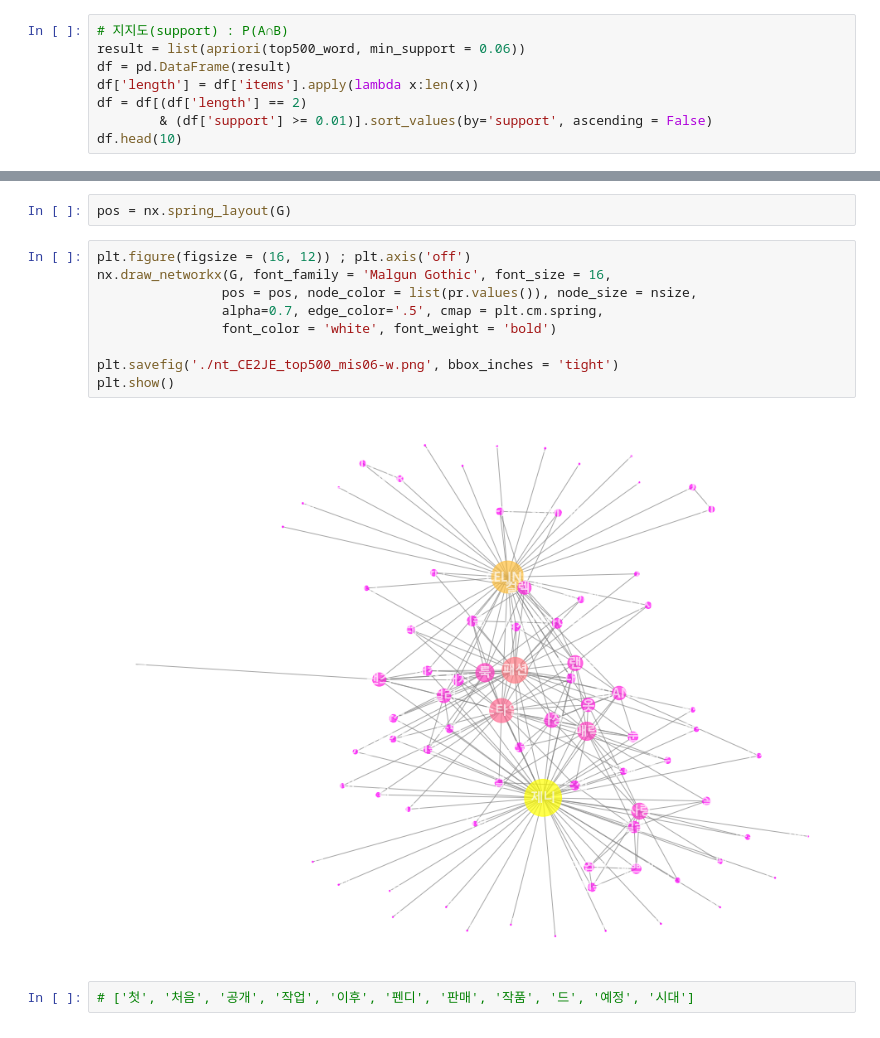
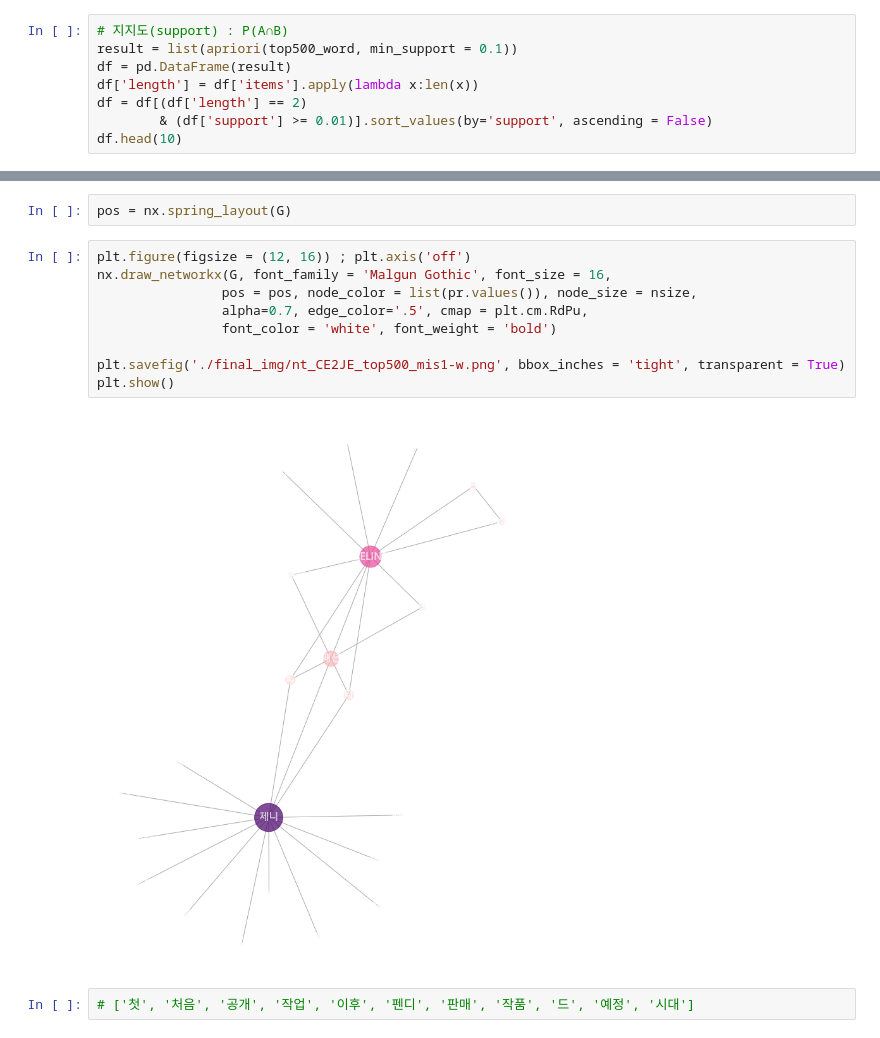
Before and after one commit to sujin29/blande, a Jupyter notebook: 1218_network_CE2JE.ipynb, the cells around one changed output, grey strips where cells are left out. Cells and saved outputs as stored; diff of their text form.

```diff
--- a/1218_network_CE2JE.ipynb
+++ b/1218_network_CE2JE.ipynb
@@ -258,7 +258,7 @@ top30_word[0]
 ['컬러', 'CELINE', 'CELINE', 'CELINE']
 # %%
 # 지지도(support) : P(A∩B)
-result = list(apriori(top500_word, min_support = 0.06))
+result = list(apriori(top500_word, min_support = 0.1))
 df = pd.DataFrame(result)
 df['length'] = df['items'].apply(lambda x:len(x))
 df = df[(df['length'] == 2)
@@ -315,15 +312,15 @@ nsize = 2000 * (nsize - min(nsize)) / (max(nsize) - min(nsize))
 # %%
 pos = nx.spring_layout(G)
 # %%
-plt.figure(figsize = (16, 12)) ; plt.axis('off')
+plt.figure(figsize = (12, 16)) ; plt.axis('off')
 nx.draw_networkx(G, font_family = 'Malgun Gothic', font_size = 16,
                 pos = pos, node_color = list(pr.values()), node_size = nsize,
-                alpha=0.7, edge_color='.5', cmap = plt.cm.spring,
+                alpha=0.7, edge_color='.5', cmap = plt.cm.RdPu,
                 font_color = 'white', font_weight = 'bold')
 
-plt.savefig('./nt_CE2JE_top500_mis06-w.png', bbox_inches = 'tight')
+plt.savefig('./final_img/nt_CE2JE_top500_mis1-w.png', bbox_inches = 'tight', transparent = True)
 plt.show()
 # %% [output]
-[figure, old version]
+[figure, new version]
 # %%
 # ['첫', '처음', '공개', '작업', '이후', '펜디', '판매', '작품', '드', '예정', '시대']
```
Also changed, not shown: parts of 13 cells of this notebook, 3 other files.
